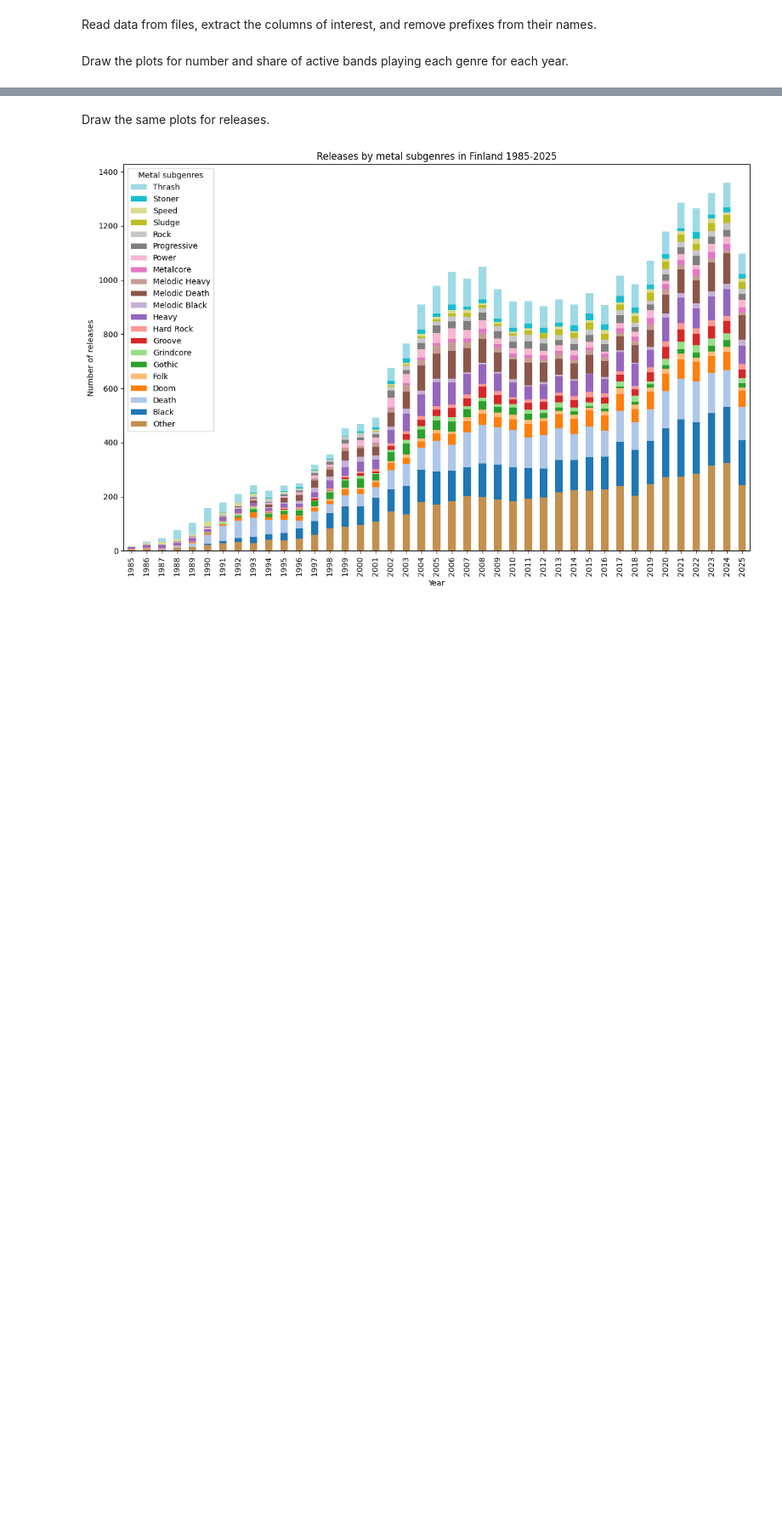
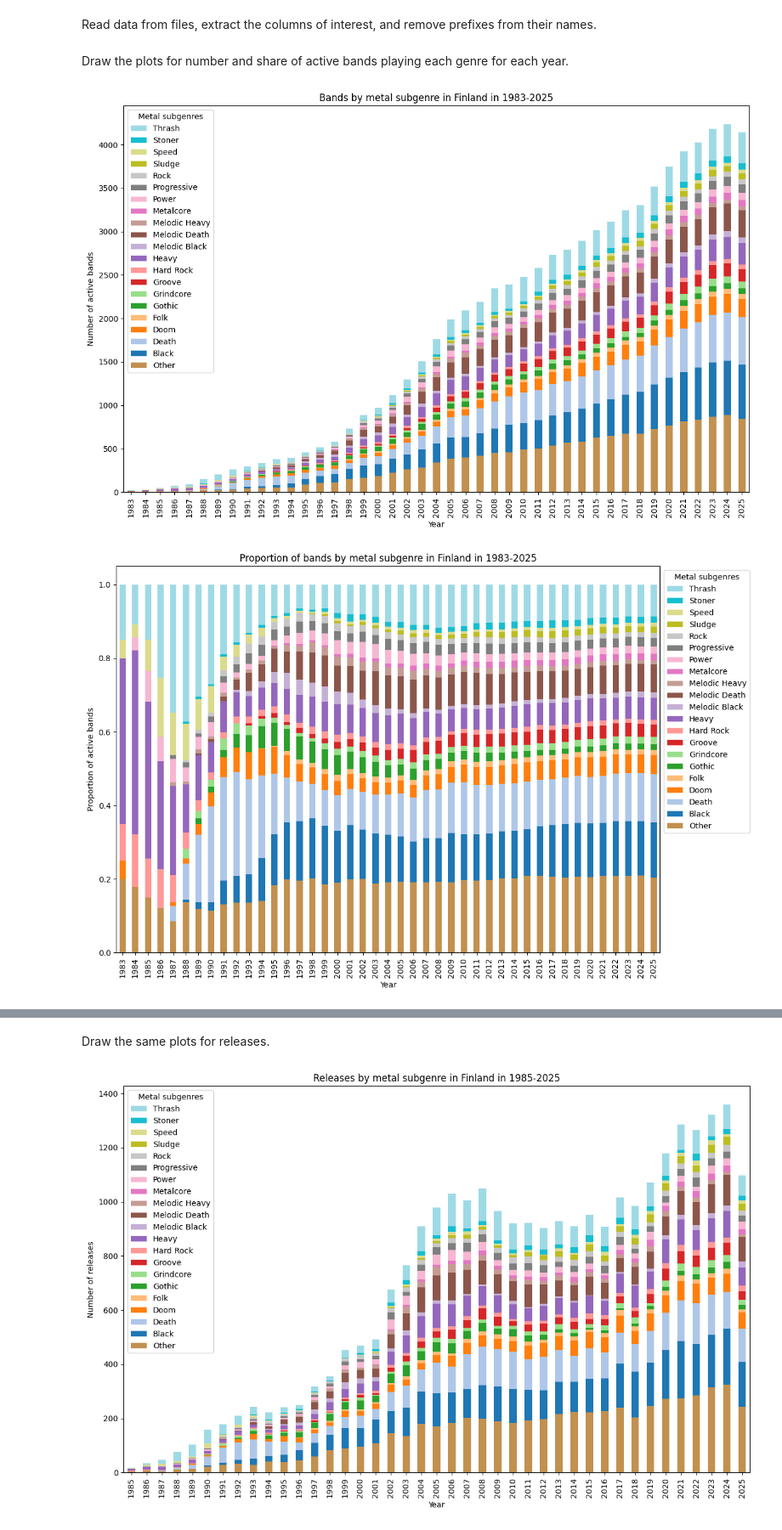
Before and after one commit to PeeterPulber/IDS2025-B14, a Jupyter notebook: plotting.ipynb, the cells around one changed output, grey strips where cells are left out. Shown at 85% size. Drawn from its saved outputs; the diff is of its cells as text; code cells hidden in the pictures; blank space fills up the shorter version.

```diff
--- a/plotting.ipynb
+++ b/plotting.ipynb
@@ -49,33 +49,36 @@ def plotbands(country, genres, years, threshold, file="genretimeline", country_n
         if y in major_genres.index:
             major_genres = major_genres.drop(y)
 
 
     colours = list(plt.cm.tab20.colors)
     colours.insert(0, "#c2904f")
 
     ax = major_genres.plot(kind="bar", stacked=True, figsize=(12, 8), color=colours,
-                           title=f"Bands by metal subgenres in {country_names[country]} 1983-2025",
+                           title=f"Bands by metal subgenre in {country_names[country]} in 1983-2025",
                            xlabel="Year", ylabel="Number of active bands")
     # Reverse legend order for ease of reading
     handles, labels = ax.get_legend_handles_labels()
     ax.legend(handles[::-1], labels[::-1], title="Metal subgenres")
     plt.tight_layout()
     plt.savefig(file+country+".png")
     plt.show()
 
     # Relative share of genres
     relative_genres = major_genres.div(major_genres.sum(axis=1), axis=0)
 
     ax = relative_genres.plot(kind="bar", stacked=True, figsize=(12, 8), color=colours,
-                           title=f"Relative share of bands by metal subgenres in {country_names[country]} 1983-2025",
-                           xlabel="Year", ylabel="Share of active bands")
+                           title=f"Proportion of bands by metal subgenre in {country_names[country]} in 1983-2025",
+                           xlabel="Year", ylabel="Proportion of active bands")
     # Reverse legend order for ease of reading
     handles, labels = ax.get_legend_handles_labels()
     ax.legend(handles[::-1], labels[::-1], title="Metal subgenres", bbox_to_anchor=(1, 1))
     plt.tight_layout()
     plt.savefig("relative_"+file+country+".png")
     plt.show()
 
 plotbands("FI", genres, years, 600)
 plotbands("EE", genres, years, 40)
 plotbands("LV", genres, years, 32)
+# %% [output]
+[figure, added]
+[figure, added]
```
Also changed, not shown: parts of 3 cells of this notebook.
